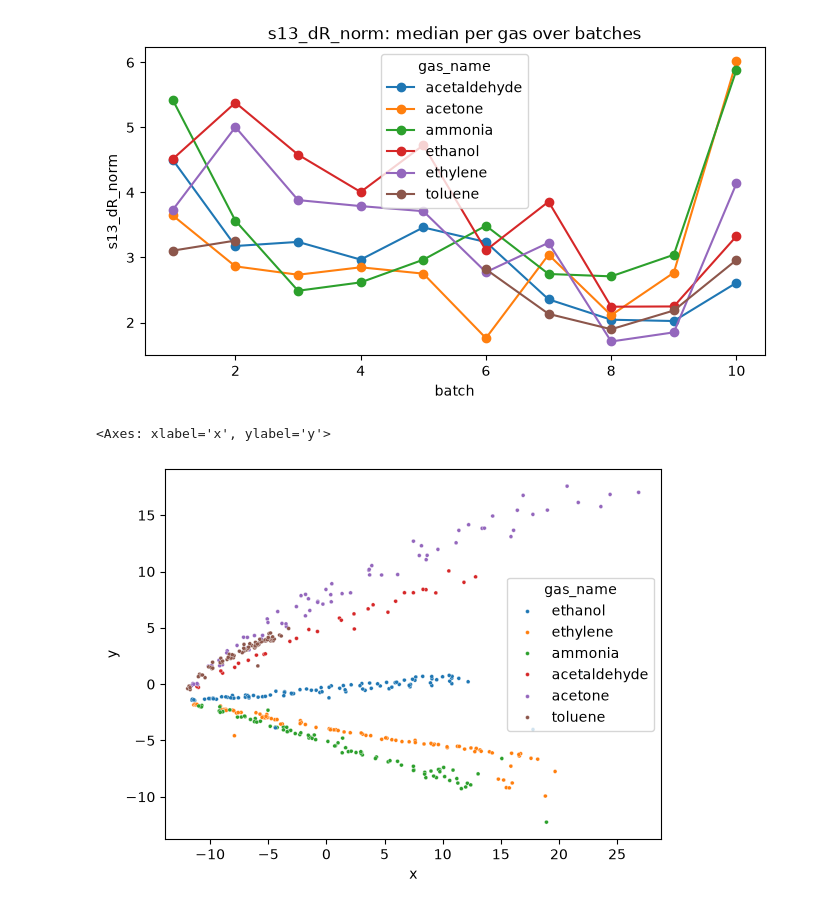
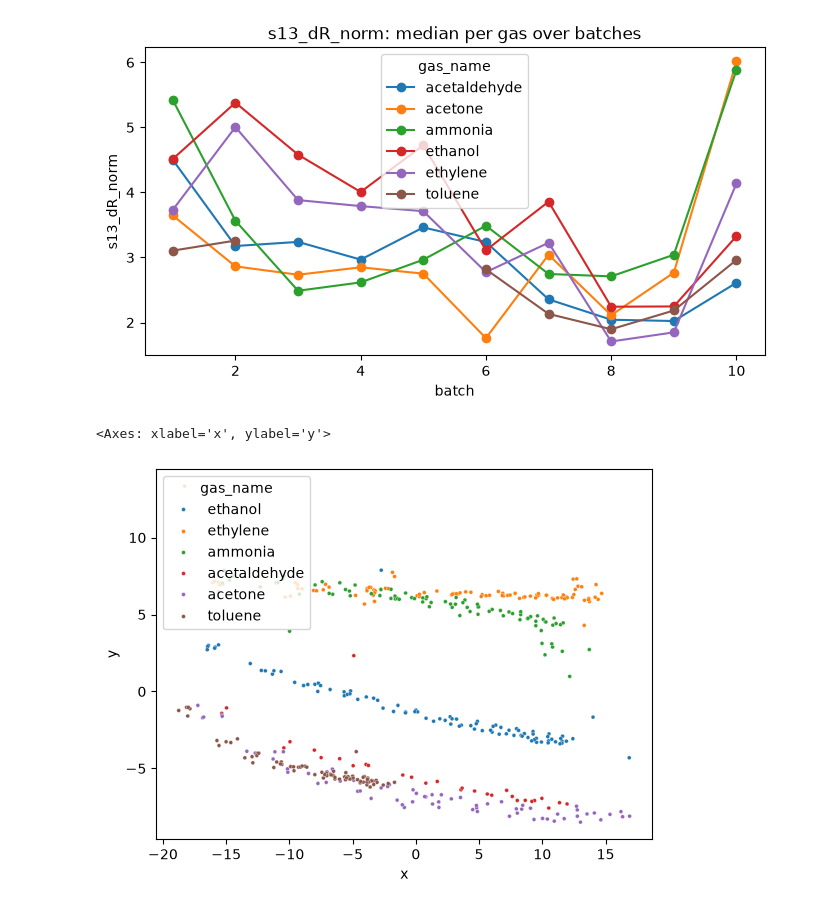
Before and after one commit to mihailescum/ml-playground, a Jupyter notebook: intro.ipynb, the cells around one changed output. Cells and saved outputs as stored; diff of their text form; code cells hidden in the pictures.

```diff
--- a/intro.ipynb
+++ b/intro.ipynb
@@ -1,21 +1,7 @@
 # %%
-import pandas as pd
-from sklearn.datasets import load_svmlight_file
+from uci_gas_sensor_dataset import UCIGasSensorDataset
 
-GASES = {1: "ethanol", 2: "ethylene", 3: "ammonia",
-         4: "acetaldehyde", 5: "acetone", 6: "toluene"}
-names = ["dR", "dR_norm", "ema_up_0.001", "ema_up_0.01", "ema_up_0.1",
-"ema_down_0.001", "ema_down_0.01", "ema_down_0.1"]
-COLUMNS = [f"s{s+1}_{names[k]}"for s in range(16) for k in range(8)]
-
-frames = []
-for b in range(1, 11):
-    X, y = load_svmlight_file(f"data/batch{b}.dat", n_features=128, zero_based=False)
-    df = pd.DataFrame(X.toarray(), columns=COLUMNS)
-    df["gas"] = y.astype(int)
-    df["batch"] = b
-    frames.append(df)
-
-data = pd.concat(frames, ignore_index=True)
-data["gas_name"] = data["gas"].map(GASES)
+dataset = UCIGasSensorDataset()
+dataset.load()
+data = dataset.df
 # %%
@@ -47,21 +34,21 @@ plt.ylabel(feat); plt.show()
 # %% [output]
 [figure]
 # %%
+import numpy as np
 from sklearn.decomposition import PCA
 from sklearn.preprocessing import StandardScaler
 import seaborn as sns
 
-feature_cols = list(data.filter(regex=r"^s\d+_").columns)
-#slog = lambda a: np.sign(a) * np.log1p(np.abs(a))
+slog = lambda a: np.sign(a) * np.log1p(np.abs(a))
 
 def pca_batch(b):
     d = data[data["batch"] == b]
-    Z = StandardScaler().fit_transform((d[feature_cols].to_numpy()))
+    Z = StandardScaler().fit_transform(slog(d[dataset.feature_columns].to_numpy()))
     xy = PCA(n_components=2).fit_transform(Z)
     return d.assign(x=xy[:, 0], y=xy[:, 1])[["x", "y", "gas_name", "batch"]]
 
 pca_df = pca_batch(1)
 sns.scatterplot(data=pca_df, x="x", y="y", hue="gas_name", s=8)
 # %% [output]
 <Axes: xlabel='x', ylabel='y'>
-[figure, old version]
+[figure, new version]
```
Also changed, not shown: parts of 2 cells of this notebook, 3 other files.
